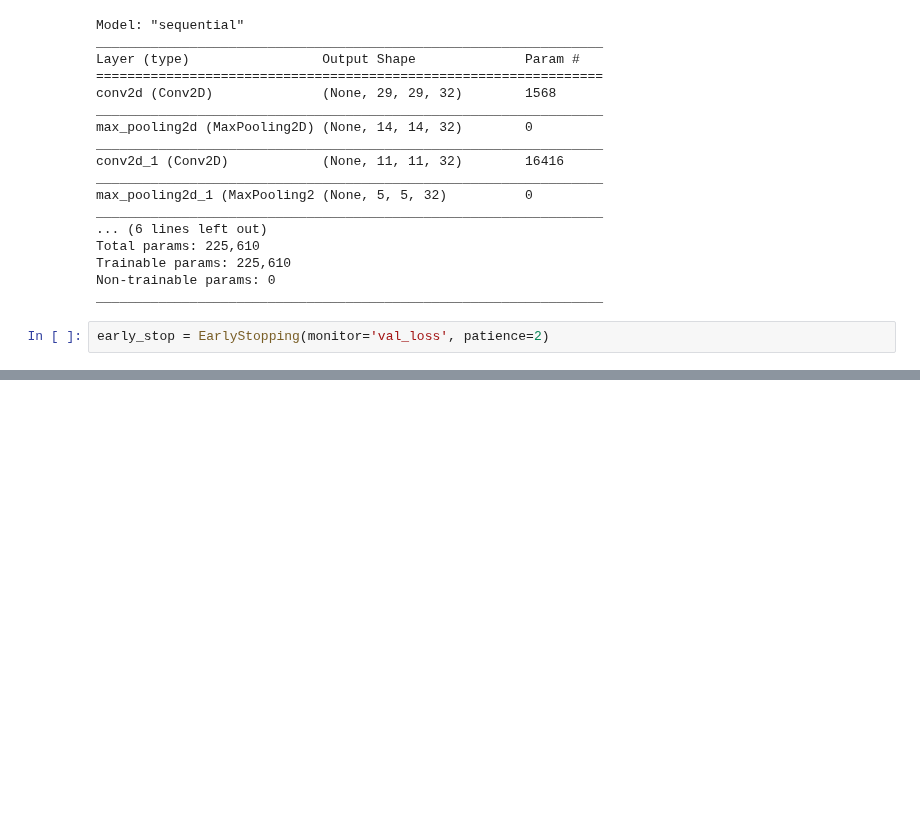
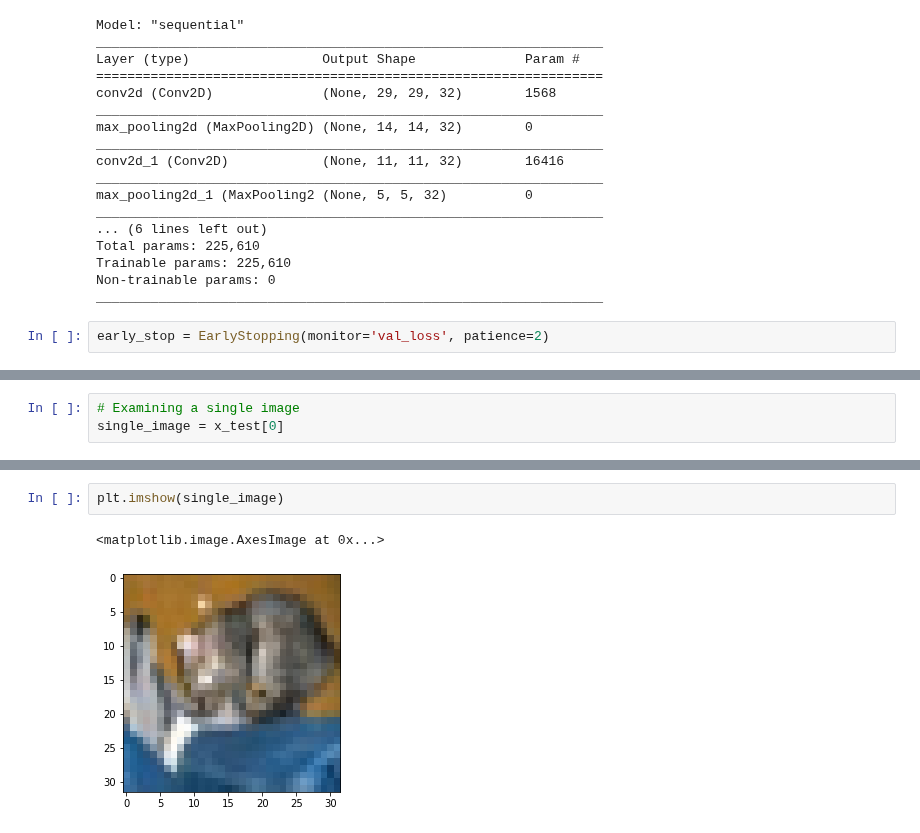
Before and after one commit to bdotbull/bb_learning_tf2_and_keras, a Jupyter notebook: topics/cnn/cnn_cifar.ipynb, the cells around one changed output, grey strips where cells are left out. Saved outputs shown, nothing was run; the diff lists cells and outputs as text; blank space fills up the shorter version.

```diff
--- a/topics/cnn/cnn_cifar.ipynb
+++ b/topics/cnn/cnn_cifar.ipynb
@@ -132,0 +199,3 @@ Epoch 7/20
+# %%
+# Examining a single image
+single_image = x_test[0]
@@ -132,0 +207,5 @@ Epoch 7/20
+# %%
+plt.imshow(single_image)
+# %% [output]
+<matplotlib.image.AxesImage at 0x...>
+[figure, added]
```
Also changed, not shown: parts of 10 cells of this notebook.
